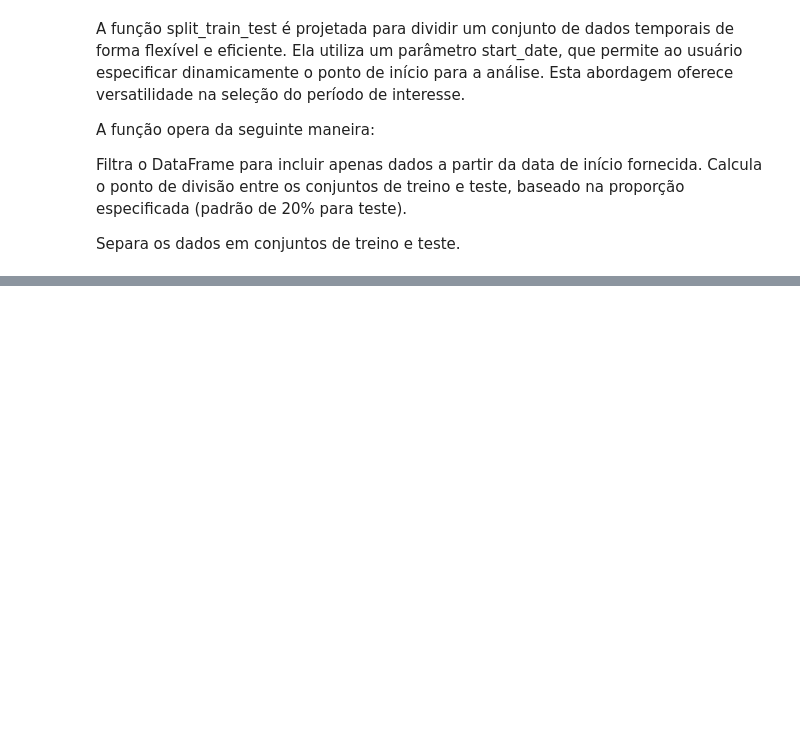
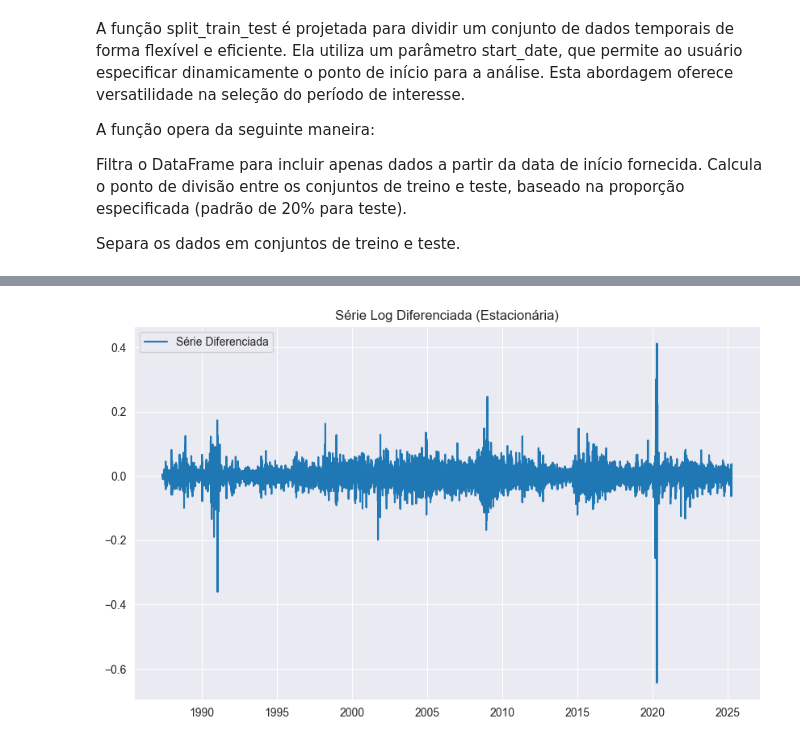
Before and after one commit to MichaelYuri/Brent-vision, a Jupyter notebook: notebooks/inicial.ipynb, the cells around one changed output, grey strips where cells are left out. Saved outputs shown, nothing was run; the diff lists cells and outputs as text; code cells hidden in the pictures; blank space fills up the shorter version.

```diff
--- a/notebooks/inicial.ipynb
+++ b/notebooks/inicial.ipynb
@@ -519,0 +657,14 @@ dfs = [split_train_test(df1, start_date) for start_date in start_dates]
+# %%
+# Aplicar diferenciação na série log-transformada
+df_select['y_log_diff'] = df_select['y_log'].diff().dropna()
+
+# Repetir o teste ADF para a série diferenciada
+serie_teste_diff = df_select['y_log_diff'].dropna()
+resultado_diff = adfuller(serie_teste_diff)
+
+print("Teste ADF para Série Diferenciada:")
+print(f"Estatística ADF: {resultado_diff[0]}")
+print(f"P-Valor: {resultado_diff[1]}")
+print("Valores Críticos:")
+for key, value in resultado_diff[4].items():
+    print(f"  {key}: {value}")
@@ -519,0 +696,9 @@ dfs = [split_train_test(df1, start_date) for start_date in start_dates]
+# %%
+# Visualização da série diferenciada
+plt.figure(figsize=(10, 6))
+plt.plot(df_select['ds'], df_select['y_log_diff'], label='Série Diferenciada')
+plt.title('Série Log Diferenciada (Estacionária)')
+plt.legend()
+plt.show()
+# %% [output]
+[figure, added]
```
Also changed, not shown: parts of 13 cells of this notebook.
